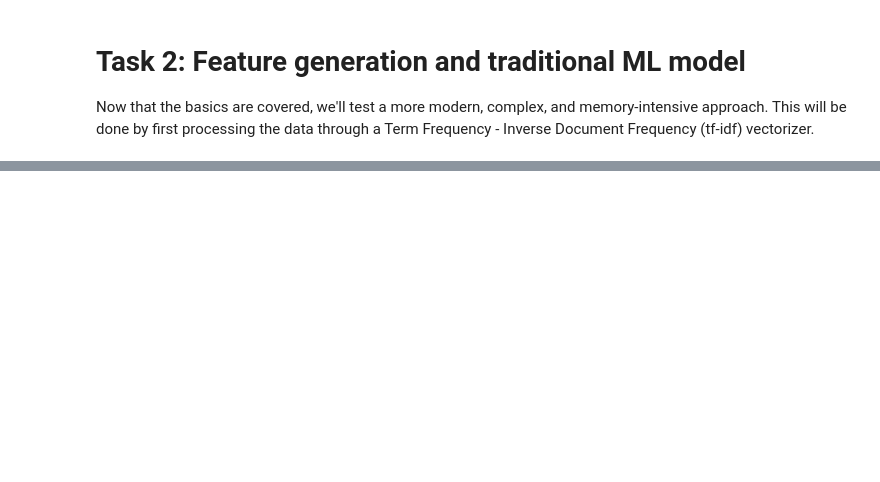
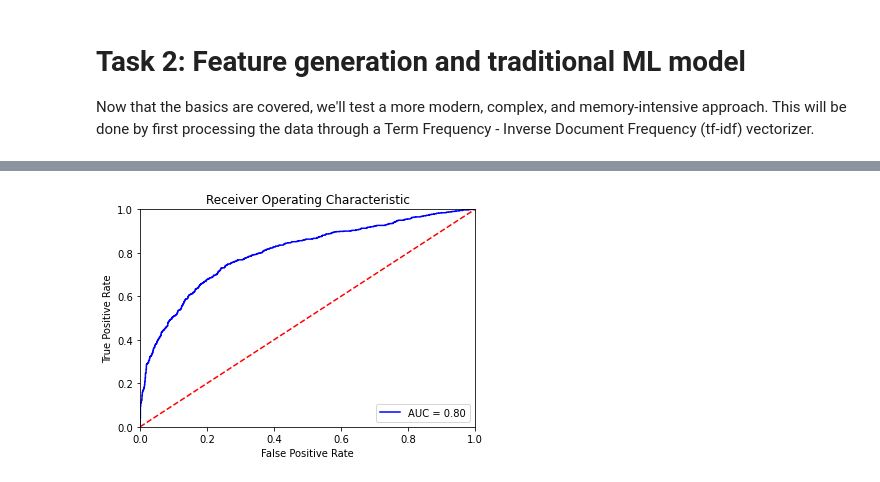
Before and after one commit to spazznolo/goalie-consistency, a Jupyter notebook: dsf_stc_exam.ipynb, the cells around one changed output, grey strips where cells are left out. Cells and saved outputs as stored; diff of their text form; code cells hidden in the pictures; blank space fills up the shorter version.

```diff
--- a/dsf_stc_exam.ipynb
+++ b/dsf_stc_exam.ipynb
@@ -218,13 +286,14 @@ val_embeddings = sbert_model.encode(X_val['text'].apply(preprocess_text).tolist(
 # %%
 # Building, fitting SGD Classifer to newly created training set
-clf = make_pipeline(StandardScaler(), SGDClassifier(loss='hinge', max_iter=10000, random_state=33))
-clf.fit(sentence_embeddings, y_train)
+sgd = make_pipeline(StandardScaler(), SGDClassifier(loss='hinge', max_iter=10000, random_state=33))
+clf = CalibratedClassifierCV(sgd)
+clf.fit(train_embeddings, y_train)
 
 # Classifying validation set with newly trained model
 y_pred = clf.predict(val_embeddings)
+y_pred_proba = clf.predict_proba(val_embeddings)
 
 # Calculating performance metrics
-precision = precision_score(y_val, y_pred)
-fscore = f1_score(y_val, y_pred)
-accuracy = accuracy_score(y_val, y_pred)
-print(precision, fscore, accuracy)
+precision_3 = metrics.precision_score(y_val, y_pred)
+fscore_3 = metrics.f1_score(y_val, y_pred)
+accuracy_3 = metrics.accuracy_score(y_val, y_pred)
@@ -259,0 +300,17 @@ Explain your decisions.
+# %%
+y_pred_proba = y_pred_proba[:,1]
+fpr_3, tpr_3, threshold_3 = metrics.roc_curve(y_val, y_pred_proba)
+roc_auc_3 = metrics.auc(fpr_3, tpr_3)
+
+# method I: plt
+plt.title('Receiver Operating Characteristic')
+plt.plot(fpr_3, tpr_3, 'b', label = 'AUC = %0.2f' % roc_auc_3)
+plt.legend(loc = 'lower right')
+plt.plot([0, 1], [0, 1],'r--')
+plt.xlim([0, 1])
+plt.ylim([0, 1])
+plt.ylabel('True Positive Rate')
+plt.xlabel('False Positive Rate')
+plt.show()
+# %% [output]
+[figure, added]
```
Also changed, not shown: parts of 25 cells of this notebook.
